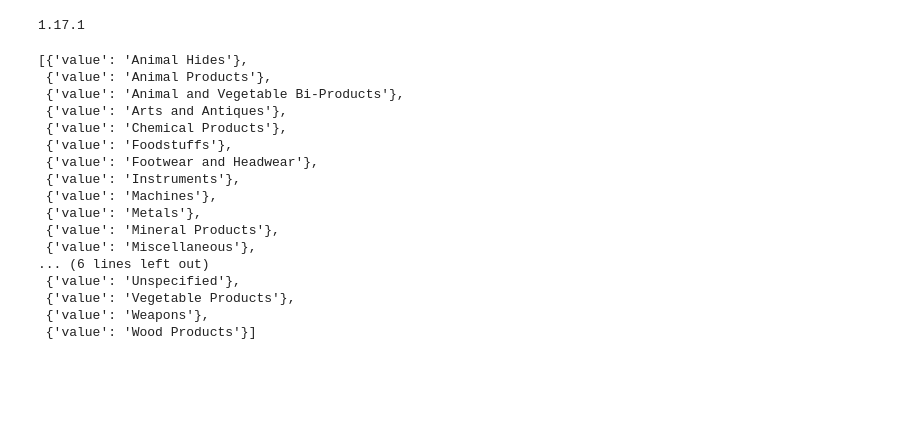
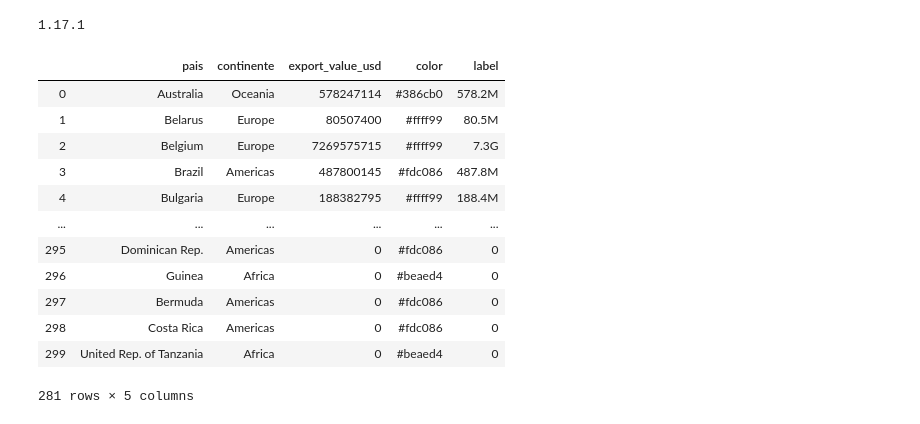
Before and after one commit to karbartolome/comercio-exterior, a Jupyter notebook: opentradestatistics.ipynb, the cells around one changed output. Cells and saved outputs as stored; diff of their text form; code cells hidden in the pictures; blank space fills up the shorter version.

```diff
--- a/opentradestatistics.ipynb
+++ b/opentradestatistics.ipynb
@@ -495,23 +509,21 @@ INFO:werkzeug:127.0.0.1 - - [21/Aug/2020 18:57:58] "POST /_dash-update-component
 print(np.__version__)
 # %% [output]
 1.17.1
-# %%
-section
-# %% [output]
-[{'value': 'Animal Hides'},
- {'value': 'Animal Products'},
- {'value': 'Animal and Vegetable Bi-Products'},
- {'value': 'Arts and Antiques'},
- {'value': 'Chemical Products'},
- {'value': 'Foodstuffs'},
- {'value': 'Footwear and Headwear'},
- {'value': 'Instruments'},
- {'value': 'Machines'},
- {'value': 'Metals'},
- {'value': 'Mineral Products'},
- {'value': 'Miscellaneous'},
-... (6 lines left out)
- {'value': 'Unspecified'},
- {'value': 'Vegetable Products'},
- {'value': 'Weapons'},
- {'value': 'Wood Products'}]
+# %%
+
+
+vertices
+# %% [output]
+|  | pais | continente | export_value_usd | color | label |
+| 0 | Australia | Oceania | 578247114 | #386cb0 | 578.2M |
+| 1 | Belarus | Europe | 80507400 | #ffff99 | 80.5M |
+| 2 | Belgium | Europe | 7269575715 | #ffff99 | 7.3G |
+| 3 | Brazil | Americas | 487800145 | #fdc086 | 487.8M |
+| 4 | Bulgaria | Europe | 188382795 | #ffff99 | 188.4M |
+| ... | ... | ... | ... | ... | ... |
+| 295 | Dominican Rep. | Americas | 0 | #fdc086 | 0 |
+| 296 | Guinea | Africa | 0 | #beaed4 | 0 |
+| 297 | Bermuda | Americas | 0 | #fdc086 | 0 |
+| 298 | Costa Rica | Americas | 0 | #fdc086 | 0 |
+| 299 | United Rep. of Tanzania | Africa | 0 | #beaed4 | 0 |
+281 rows × 5 columns
```
Also changed, not shown: parts of 3 cells of this notebook, 1 other file.
